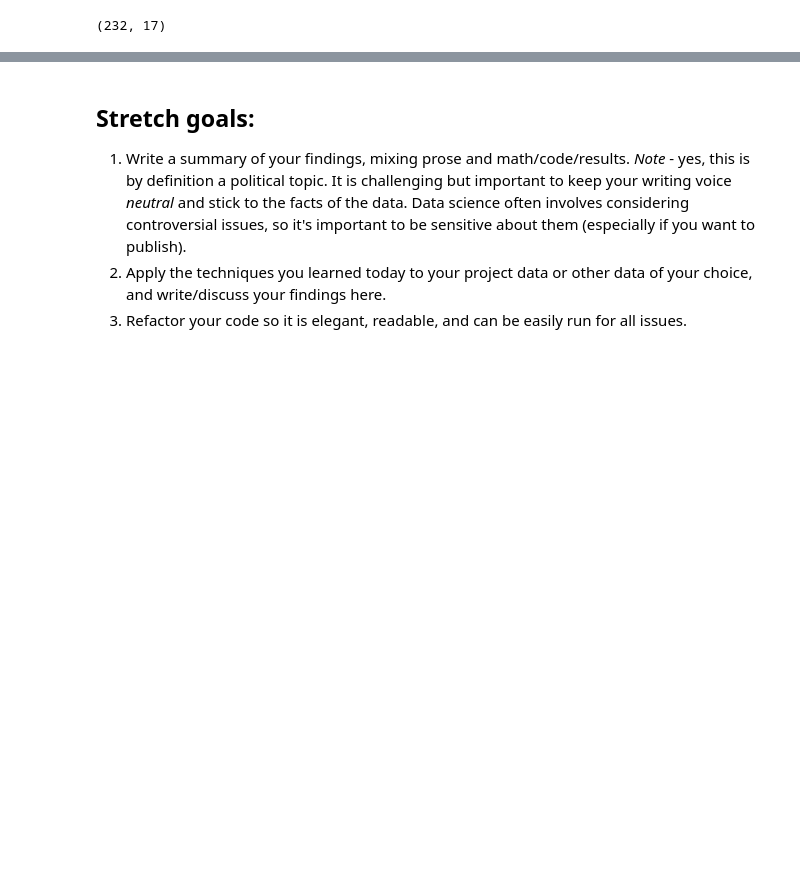
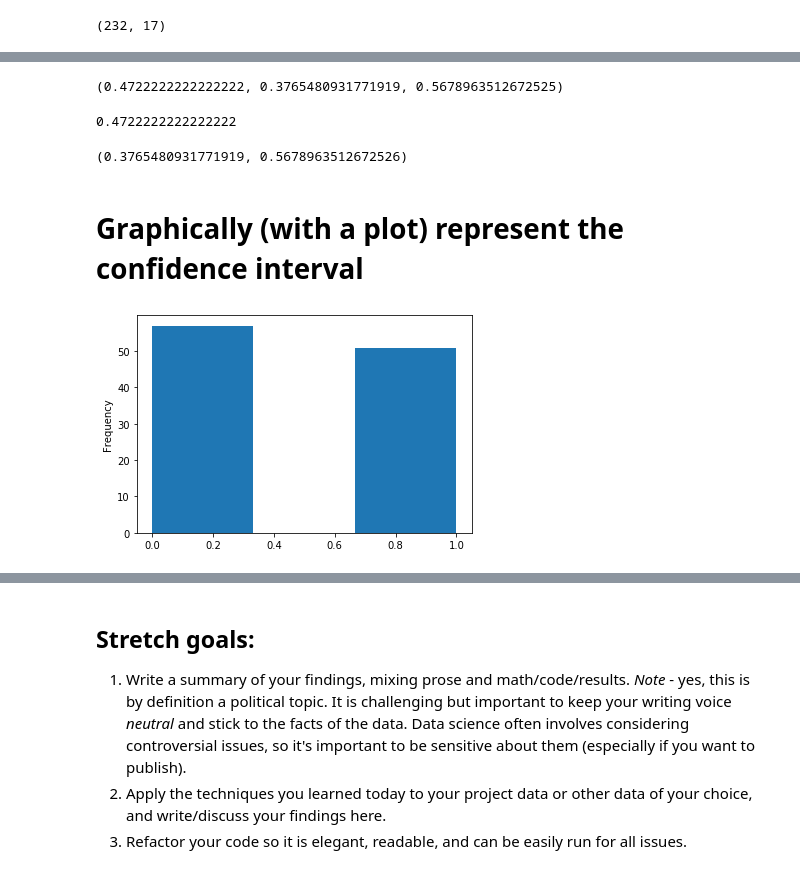
Before and after one commit to Khislatz/DS-Unit-1-Sprint-2-Statistics, a Jupyter notebook: Khislat_Zhuraeva_LS_DS_122_Sampling_Confidence_Intervals_and_Hypothesis_Testing_Assignment.ipynb, the cells around one changed output, grey strips where cells are left out. Drawn from its saved outputs; the diff is of its cells as text; code cells hidden in the pictures; blank space fills up the shorter version.

```diff
--- a/Khislat_Zhuraeva_LS_DS_122_Sampling_Confidence_Intervals_and_Hypothesis_Testing_Assignment.ipynb
+++ b/Khislat_Zhuraeva_LS_DS_122_Sampling_Confidence_Intervals_and_Hypothesis_Testing_Assignment.ipynb
@@ -116,0 +143,5 @@ rep.head()
+# %%
+CI = confidence_interval(rep['water-project'])
+CI
+# %% [output]
+(0.4722222222222222, 0.3765480931771919, 0.5678963512672525)
@@ -116,0 +151,4 @@ rep.head()
+# %%
+np.mean(rep['water-project'])
+# %% [output]
+0.4722222222222222
@@ -116,0 +162,11 @@ rep.head()
+# %%
+CI1 = t.interval(0.95, dof, loc=mean, scale=std_err)
+CI1 # another way to calculate Confidence Interval
+# %% [output]
+(0.3765480931771919, 0.5678963512672526)
+# %% [markdown]
+# Graphically (with a plot) represent the confidence interval
+# %%
+rep['water-project'].plot(kind='hist', bins=3);
+# %% [output]
+[figure, added]
```
Also changed, not shown: parts of 40 cells of this notebook.
